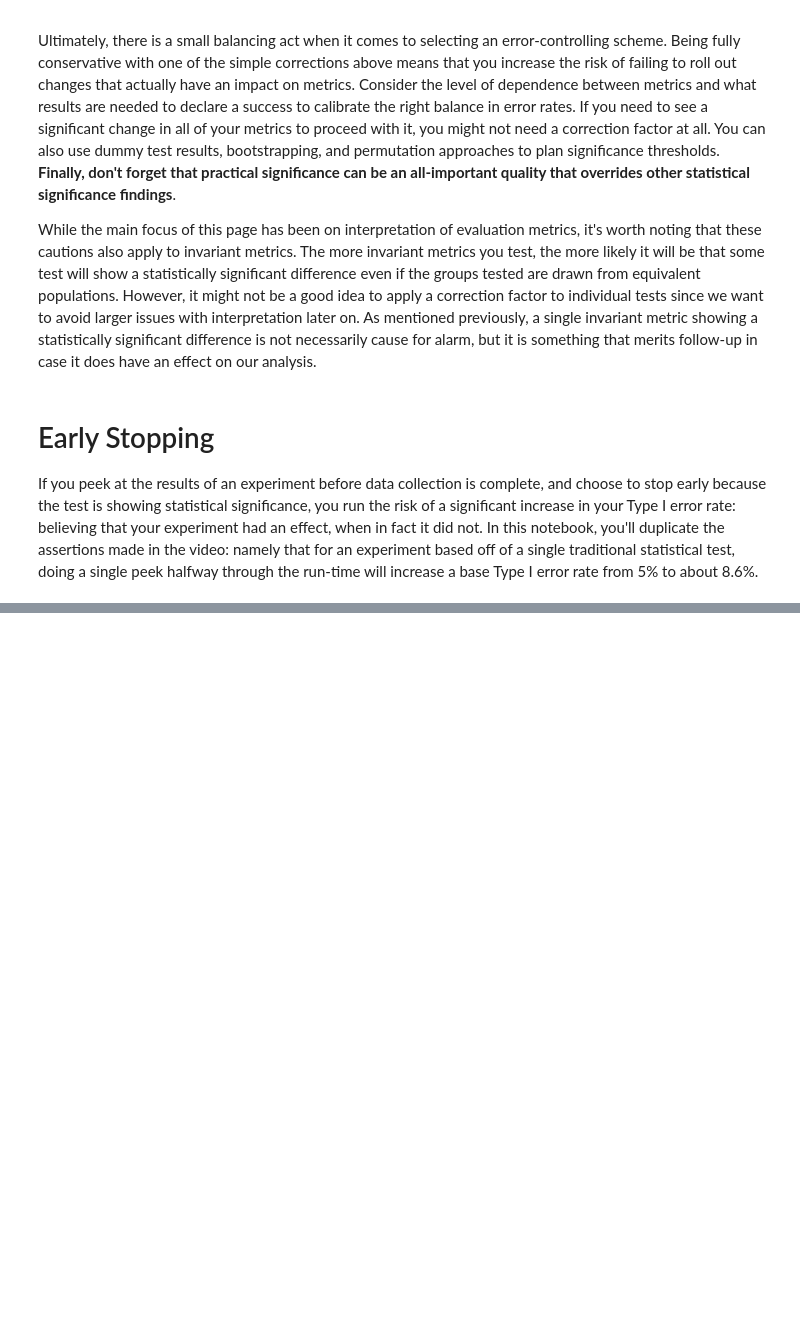
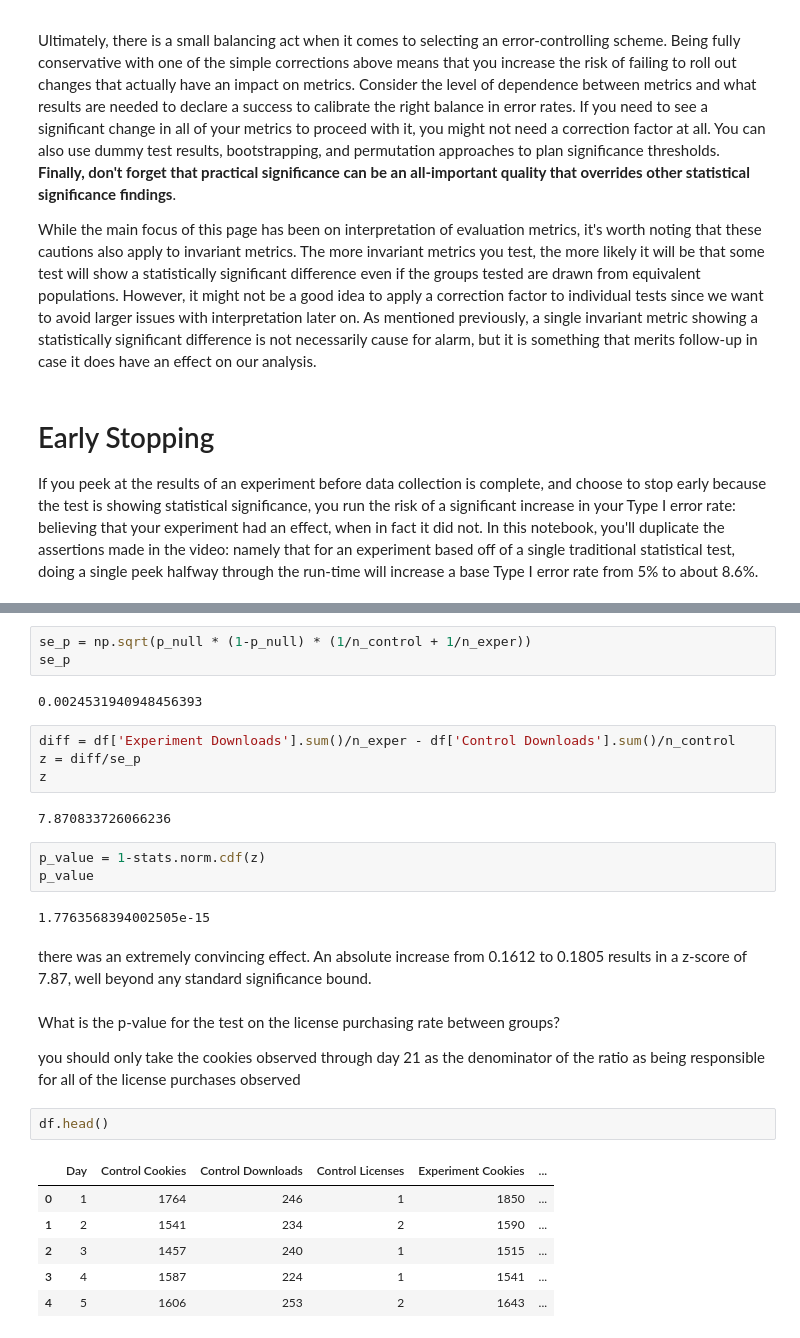
Before and after one commit to edifierxuhao/Experimental-Design-Recommendations, a Jupyter notebook: Experiment Design.ipynb, the cells around one changed output, grey strips where cells are left out. Drawn from its saved outputs; the diff is of its cells as text; blank space fills up the shorter version.

```diff
--- a/Experiment Design.ipynb
+++ b/Experiment Design.ipynb
@@ -1123,0 +1674,31 @@ If you peek at the results of an experiment before data collection is complete,
+# %%
+se_p = np.sqrt(p_null * (1-p_null) * (1/n_control + 1/n_exper))
+se_p
+# %% [output]
+0.0024531940948456393
+# %%
+diff = df['Experiment Downloads'].sum()/n_exper - df['Control Downloads'].sum()/n_control
+z = diff/se_p
+z
+# %% [output]
+7.870833726066236
+# %%
+p_value = 1-stats.norm.cdf(z)
+p_value
+# %% [output]
+1.7763568394002505e-15
+# %% [markdown]
+there was an extremely convincing effect. An absolute increase from 0.1612 to 0.1805 results in a z-score of 7.87, well beyond any standard significance bound.
+# %% [markdown]
+What is the p-value for the test on the license purchasing rate between groups?
+
+ you should only take the cookies observed through day 21 as the denominator of the ratio as being responsible for all of the license purchases observed
+# %%
+df.head()
+# %% [output]
+|  | Day | Control Cookies | Control Downloads | Control Licenses | Experiment Cookies | ... |
+| 0 | 1 | 1764 | 246 | 1 | 1850 | ... |
+| 1 | 2 | 1541 | 234 | 2 | 1590 | ... |
+| 2 | 3 | 1457 | 240 | 1 | 1515 | ... |
+| 3 | 4 | 1587 | 224 | 1 | 1541 | ... |
+| 4 | 5 | 1606 | 253 | 2 | 1643 | ... |
```
Also changed, not shown: parts of 68 cells of this notebook, 1 other file.
